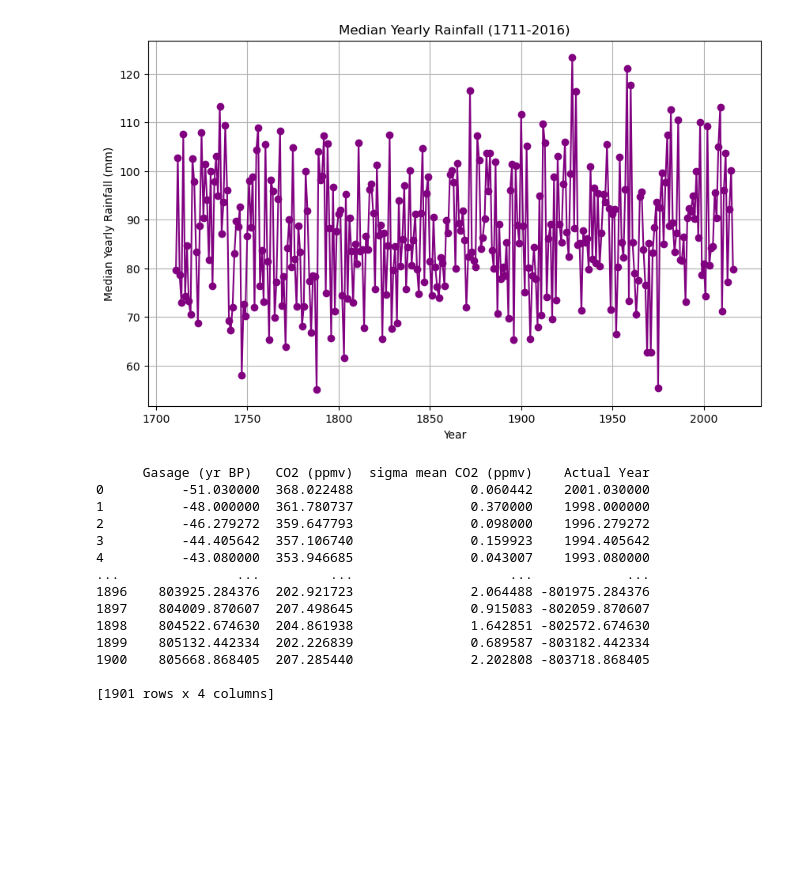
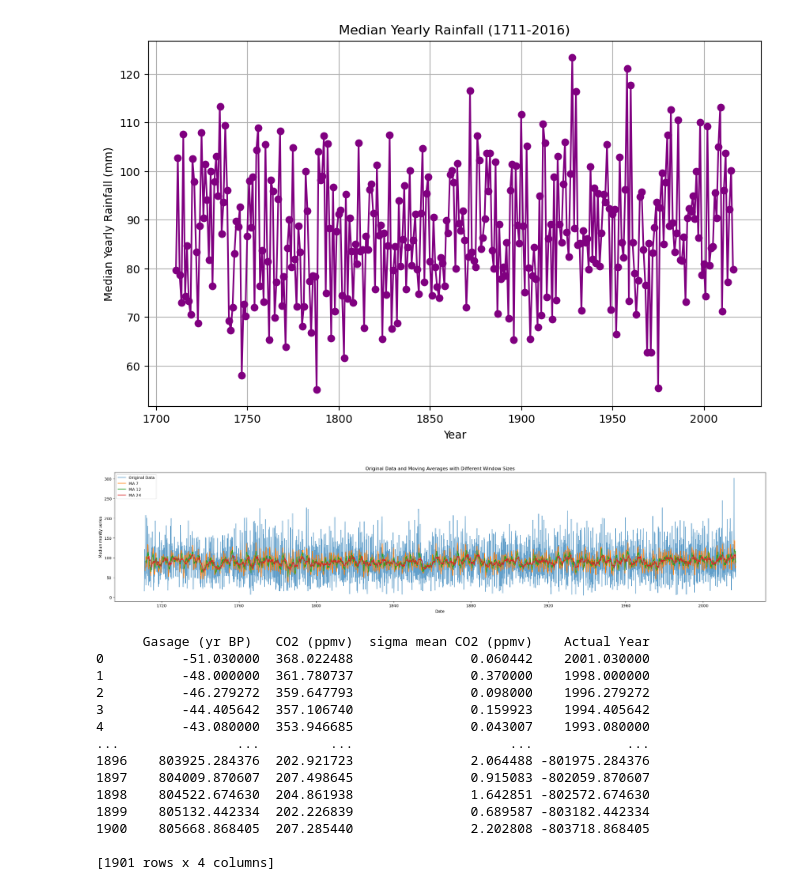
Before and after one commit to keithmmc/pda2, a Jupyter notebook: projecttest.ipynb, the cells around one changed output. Cells and saved outputs as stored; diff of their text form; code cells hidden in the pictures; blank space fills up the shorter version.

Commit message:
Update projecttest.ipynb
Adding freqs graph corralation working on regression

```diff
--- a/projecttest.ipynb
+++ b/projecttest.ipynb
@@ -268,6 +268,19 @@ yearly_median_rainfall_dataset.columns = ['Year', 'Median rainfall']
 
 
 yearly_median_rainfall_dataset.to_csv('data/yearly_medianrainfall.csv', index=False)
+# %%
+plt.figure(figsize=(30, 6))
+plt.plot(Irish_rainfall['Date'], Irish_rainfall['Median montly series'], label='Original Data', alpha=0.7)
+for window_size in [7, 12, 24]:
+    Irish_rainfall[f'MA_{window_size}'] = Irish_rainfall['Median montly series'].rolling(window=window_size).mean()
+    plt.plot(Irish_rainfall['Date'], Irish_rainfall[f'MA_{window_size}'], label=f'MA {window_size}')
+plt.xlabel('Date')
+plt.ylabel('Median montly series')
+plt.title('Original Data and Moving Averages with Different Window Sizes')
+plt.legend()
+plt.show()
+# %% [output]
+[figure, added]
 # %%
 new_co2 = grl.copy()
 
```
Also changed, not shown: parts of 38 cells of this notebook.
